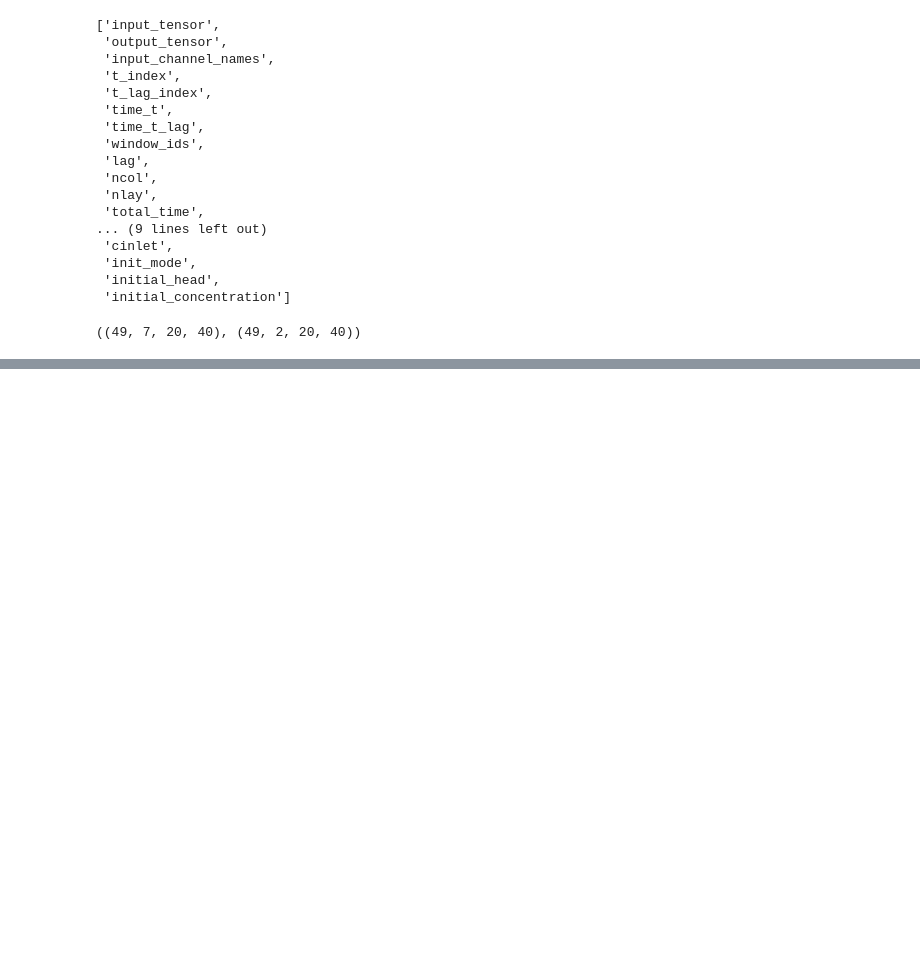
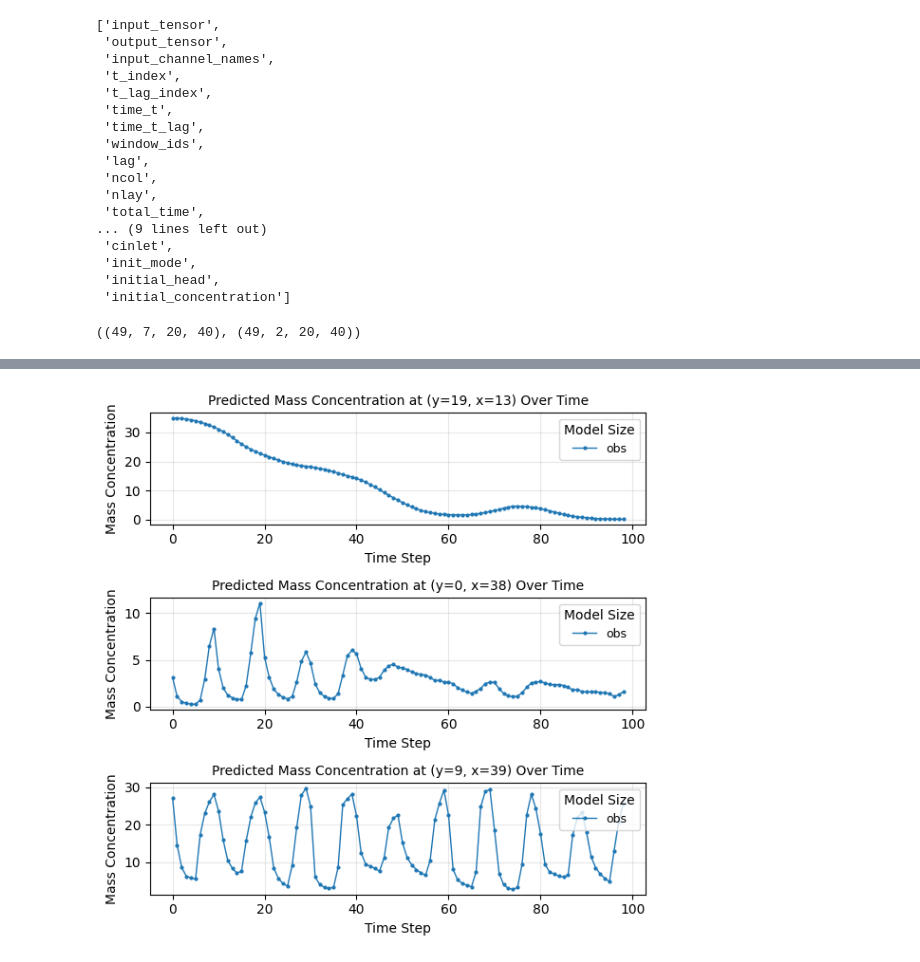
Before and after one commit to arpit-kapoor/henry_mflab, a Jupyter notebook: notebooks/test_data.ipynb, the cells around one changed output, grey strips where cells are left out. Cells and saved outputs as stored; diff of their text form; code cells hidden in the pictures; blank space fills up the shorter version.

```diff
--- a/notebooks/test_data.ipynb
+++ b/notebooks/test_data.ipynb
@@ -173,0 +235,21 @@ FileNotFoundError: [Errno 2] No such file or directory: '/Users/arpitkapoor/Proj
+# %%
+def plot_time_series_by_coords(coords, output_tensor):
+
+    fig, axes = plt.subplots(len(coords), 1, figsize=(6, 2 * len(coords)), squeeze=False)
+    axes = axes.flatten()
+
+    for coord_idx, coord in enumerate(coords):
+        ax = axes[coord_idx]
+        ax.plot(output_tensor[:, 0, coord[0], coord[1]], marker='o', label=f"obs", markersize=2, linewidth=1)
+        ax.set_title(f"Predicted Mass Concentration at (y={coord[0]}, x={coord[1]}) Over Time", fontsize=10)
+        ax.set_xlabel("Time Step", fontsize=10)
+        ax.set_ylabel("Mass Concentration", fontsize=10)
+        ax.grid(True, alpha=0.3)
+        ax.legend(title="Model Size", fontsize=9, loc="upper right")
+
+    plt.tight_layout()
+    plt.show()
+# %%
+plot_time_series_by_coords(coord_list_var, output_tensor)
+# %% [output]
+[figure, added]
```
Also changed, not shown: parts of 8 cells of this notebook, 7 other files.
